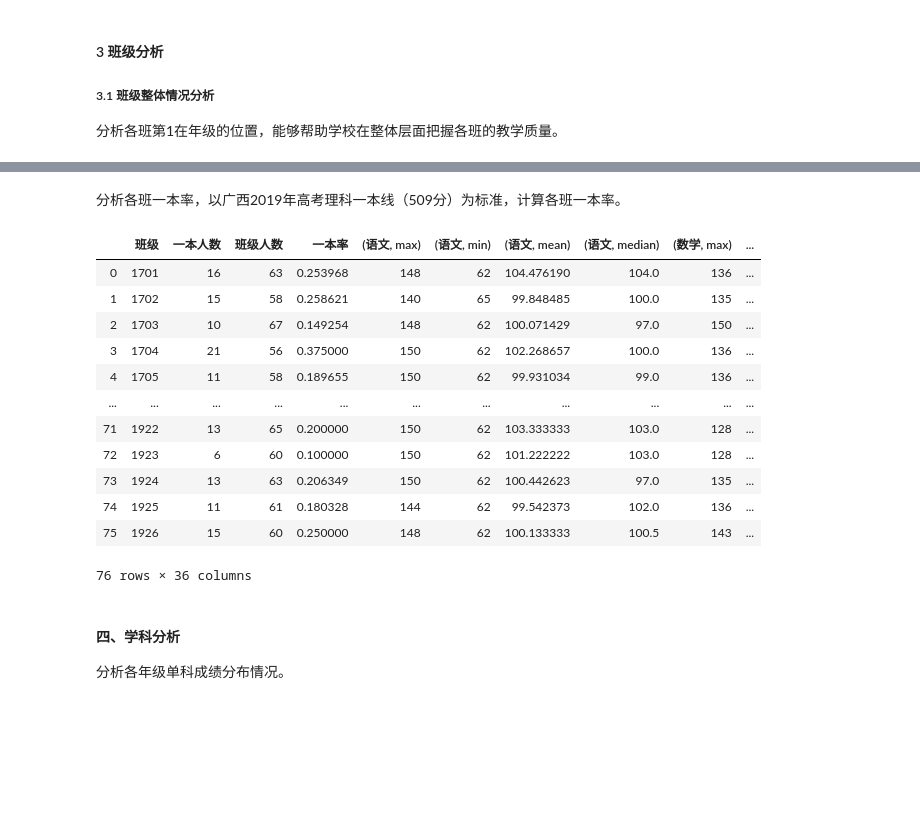
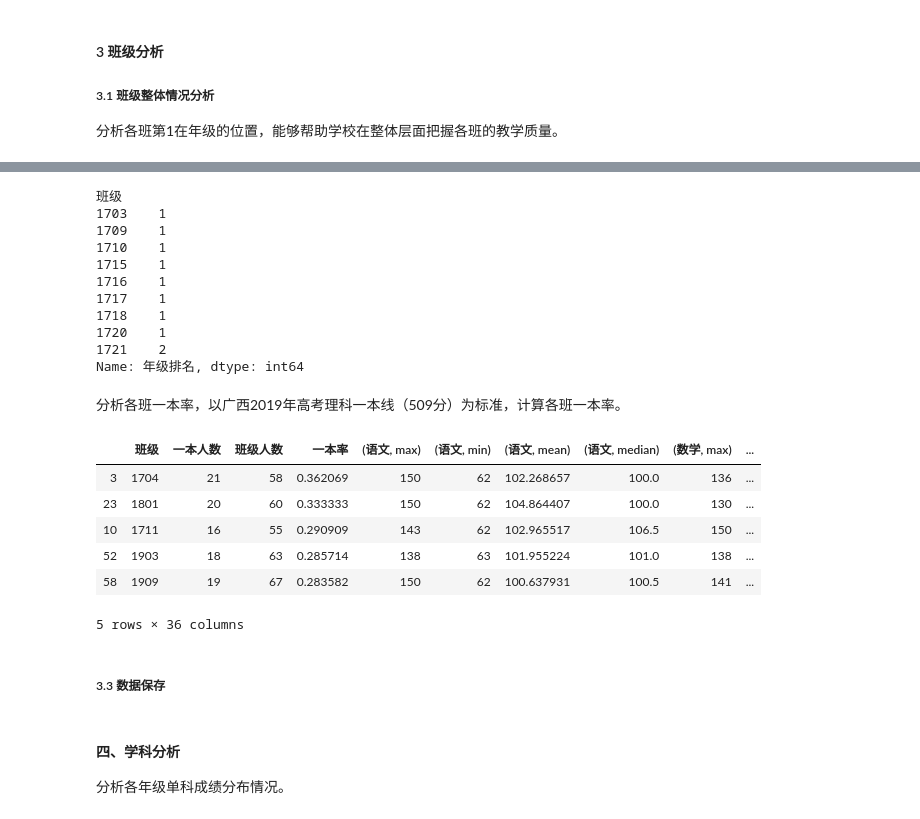
Before and after one commit to Fire2341/Learning_Summary, a Jupyter notebook: pandas总结.ipynb, the cells around one changed output, grey strips where cells are left out. Saved outputs shown, nothing was run; the diff lists cells and outputs as text; code cells hidden in the pictures; blank space fills up the shorter version.

```diff
--- a/pandas总结.ipynb
+++ b/pandas总结.ipynb
@@ -162,0 +158,3 @@ student_list.head()
+# %%
+student_list = pd.read_excel('学生成绩表.xlsx',index_col='序号') # 读取成绩表
+student_list.head()
@@ -205,3 +215,17 @@ student_list.groupby('年级').get_group('高三').head()
+# %%
+grade_excel = pd.ExcelWriter(r'年级分析.xlsx')
+grade_analysis.to_excel(grade_excel, sheet_name='整体情况')
+
+grade_name = ['高一','高二','高三']
+student_list.sort_values(['年级','总分'], ascending=False, inplace=True)
+for name in grade_name:
+    student_list.groupby('年级').get_group(name).head().to_excel(grade_excel, sheet_name=name+'-前五')
+
+student_list.sort_values(['年级','总分'], ascending=True, inplace=True)
+for name in grade_name:
+    student_list.sort_values(['年级','总分'], ascending=False, inplace=True)
+    student_list.groupby('年级').get_group(name).head().to_excel(grade_excel, sheet_name=name+'-倒数前五')
+grade_excel.save()
 # %% [markdown]
 #### 3 班级分析
 ##### 3.1 班级整体情况分析
@@ -230,24 +255,36 @@ student_list[(student_list['班级排名'] == 1)].groupby('年级').get_group('
+# %%
+student_list.sort_values(['年级排名'],ascending=True,inplace=True)
+student_list.groupby('年级').get_group('高三').head(10).groupby(['班级'])['年级排名'].count()
+# %% [output]
+班级
+1703    1
+1709    1
+1710    1
+1715    1
+1716    1
+1717    1
+1718    1
+1720    1
+1721    2
+Name: 年级排名, dtype: int64
 # %% [markdown]
 分析各班一本率，以广西2019年高考理科一本线（509分）为标准，计算各班一本率。
 # %%
 class_list = pd.DataFrame()
 class_list['一本人数'] = student_list.groupby('班级')['总分'].apply(lambda x: np.sum((x >=510).astype(int)))
 class_list['班级人数'] = student_num
 class_list['一本率'] = class_list['一本人数']/class_list['班级人数']
 subject_name = ['语文','数学','英语','物理','化学','生物','总分','年级排名']
 class_list = class_list.merge(student_list.groupby('班级')[subject_name].agg(['max','min','mean','median']).reset_index(), on='班级', how='left')
-class_list
+class_list.sort_values(['一本率'], ascending=False, inplace=True)
+class_list.head()
 # %% [output]
 |  | 班级 | 一本人数 | 班级人数 | 一本率 | (语文, max) | (语文, min) | (语文, mean) | (语文, median) | (数学, max) | ... |
-| 0 | 1701 | 16 | 63 | 0.253968 | 148 | 62 | 104.476190 | 104.0 | 136 | ... |
-| 1 | 1702 | 15 | 58 | 0.258621 | 140 | 65 | 99.848485 | 100.0 | 135 | ... |
-| 2 | 1703 | 10 | 67 | 0.149254 | 148 | 62 | 100.071429 | 97.0 | 150 | ... |
-| 3 | 1704 | 21 | 56 | 0.375000 | 150 | 62 | 102.268657 | 100.0 | 136 | ... |
-| 4 | 1705 | 11 | 58 | 0.189655 | 150 | 62 | 99.931034 | 99.0 | 136 | ... |
-| ... | ... | ... | ... | ... | ... | ... | ... | ... | ... | ... |
-| 71 | 1922 | 13 | 65 | 0.200000 | 150 | 62 | 103.333333 | 103.0 | 128 | ... |
-| 72 | 1923 | 6 | 60 | 0.100000 | 150 | 62 | 101.222222 | 103.0 | 128 | ... |
-| 73 | 1924 | 13 | 63 | 0.206349 | 150 | 62 | 100.442623 | 97.0 | 135 | ... |
-| 74 | 1925 | 11 | 61 | 0.180328 | 144 | 62 | 99.542373 | 102.0 | 136 | ... |
-| 75 | 1926 | 15 | 60 | 0.250000 | 148 | 62 | 100.133333 | 100.5 | 143 | ... |
+| 3 | 1704 | 21 | 58 | 0.362069 | 150 | 62 | 102.268657 | 100.0 | 136 | ... |
+| 23 | 1801 | 20 | 60 | 0.333333 | 150 | 62 | 104.864407 | 100.0 | 130 | ... |
+| 10 | 1711 | 16 | 55 | 0.290909 | 143 | 62 | 102.965517 | 106.5 | 150 | ... |
+| 52 | 1903 | 18 | 63 | 0.285714 | 138 | 63 | 101.955224 | 101.0 | 138 | ... |
+| 58 | 1909 | 19 | 67 | 0.283582 | 150 | 62 | 100.637931 | 100.5 | 141 | ... |
-76 rows × 36 columns
+5 rows × 36 columns
+# %% [markdown]
+##### 3.3 数据保存
```
Also changed, not shown: parts of 13 cells of this notebook, 5 other files.
